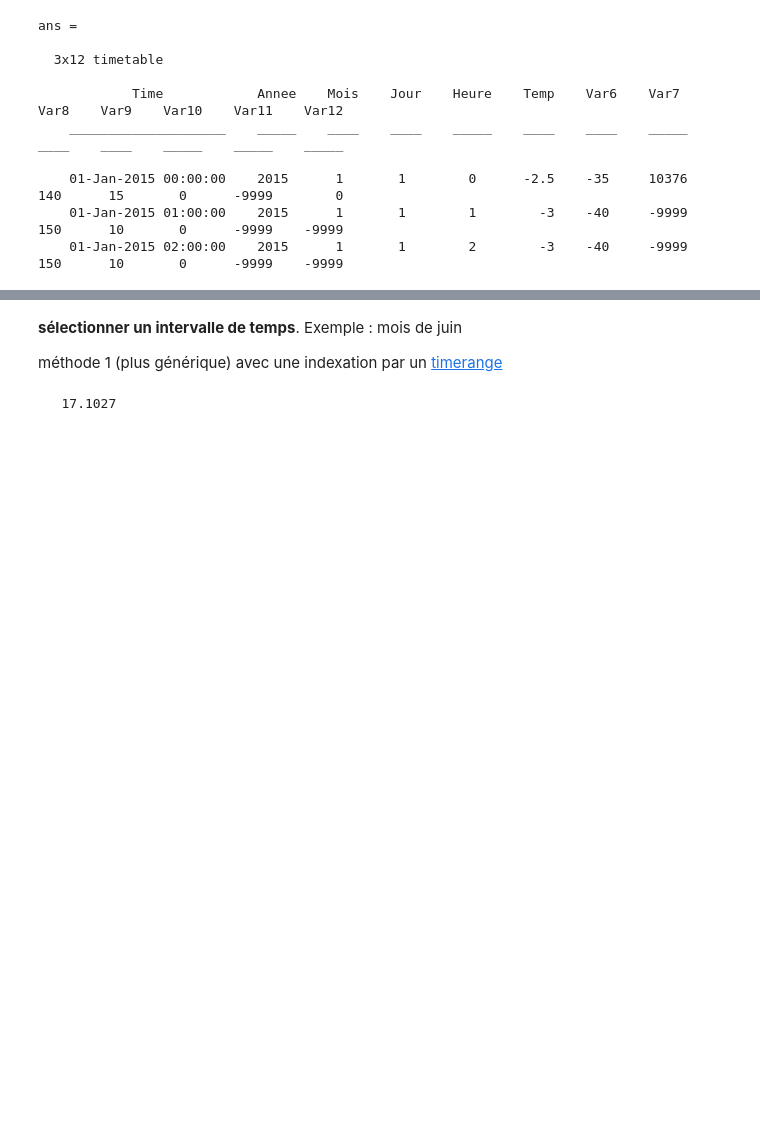
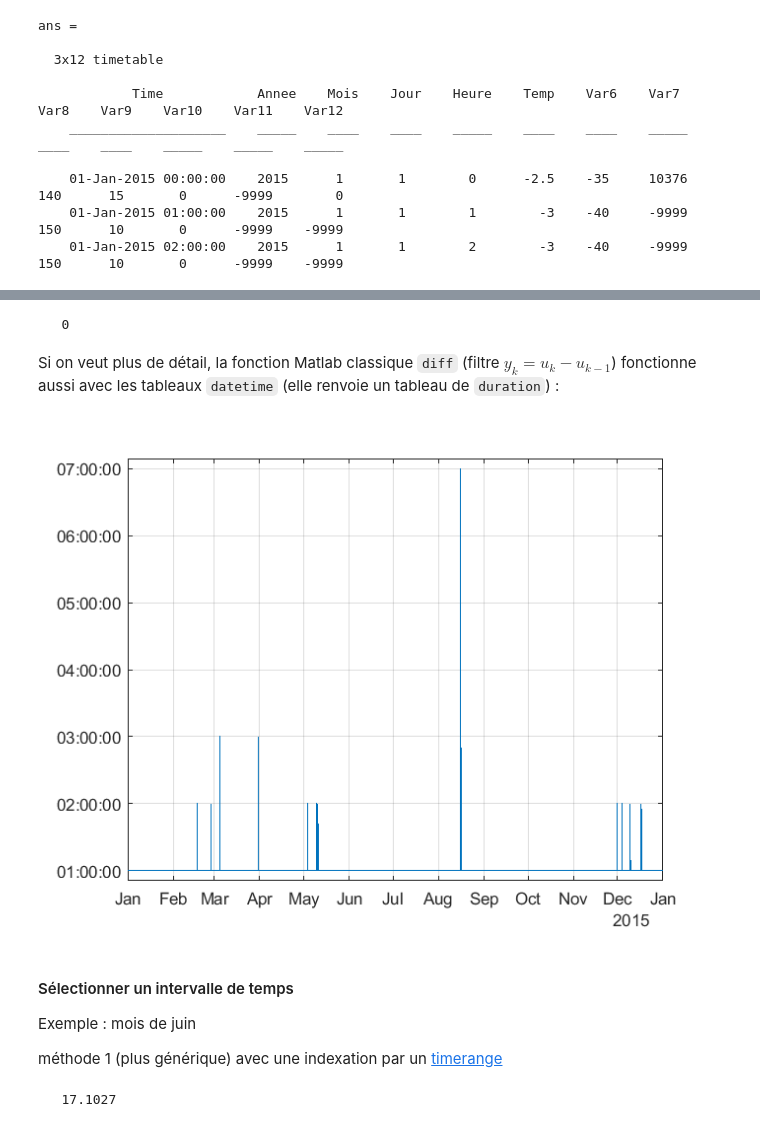
Before and after one commit to pierre-haessig/matlab-data-course, a Jupyter notebook: Matlab exploration/Exploration données Matlab.ipynb, the cells around one changed output, grey strips where cells are left out. Saved outputs shown, nothing was run; the diff lists cells and outputs as text; code cells hidden in the pictures; blank space fills up the shorter version.

```diff
--- a/Matlab exploration/Exploration données Matlab.ipynb
+++ b/Matlab exploration/Exploration données Matlab.ipynb
@@ -248,5 +313,18 @@ ans =
+# %%
+disp(isregular(meteo_TT))
+# %% [output]
+   0
+# %% [markdown]
+Si on veut plus de détail, la fonction Matlab classique `diff` (filtre $y_k = u_k -u_{k-1}$) fonctionne aussi avec les tableaux `datetime` (elle renvoie un tableau de `duration`) :
+# %%
+plot(meteo_TT.Time(1:end-1), diff(meteo_TT.Time))
+grid on
+# %% [output]
+[figure, added]
 # %% [markdown]
-**sélectionner un intervalle de temps**. Exemple : mois de juin
+#### Sélectionner un intervalle de temps
+
+Exemple : mois de juin
 
 méthode 1 (plus générique) avec une indexation par un [timerange](https://fr.mathworks.com/help/matlab/ref/timerange.html)
 # %%
```
Also changed, not shown: parts of 113 cells of this notebook.
